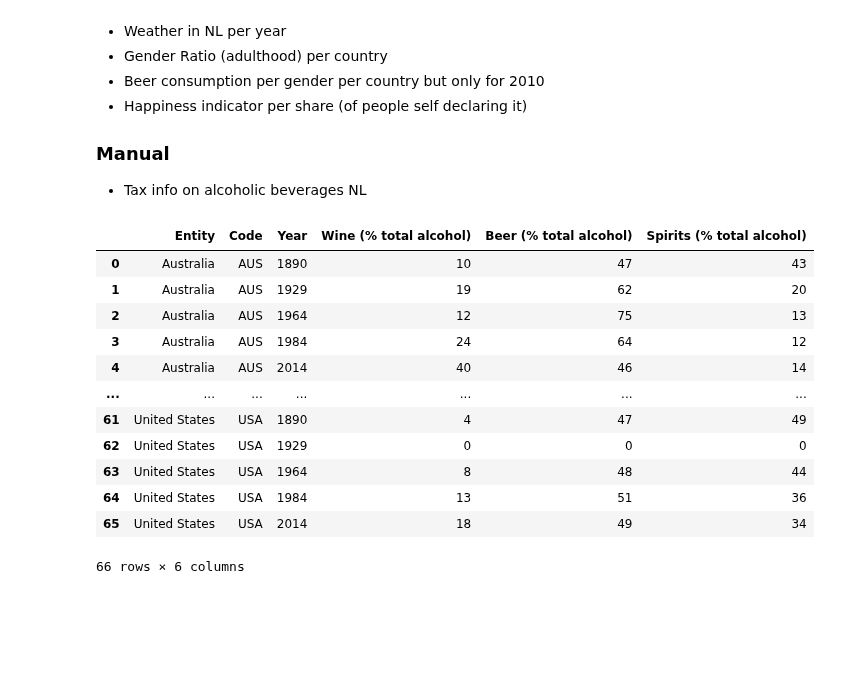
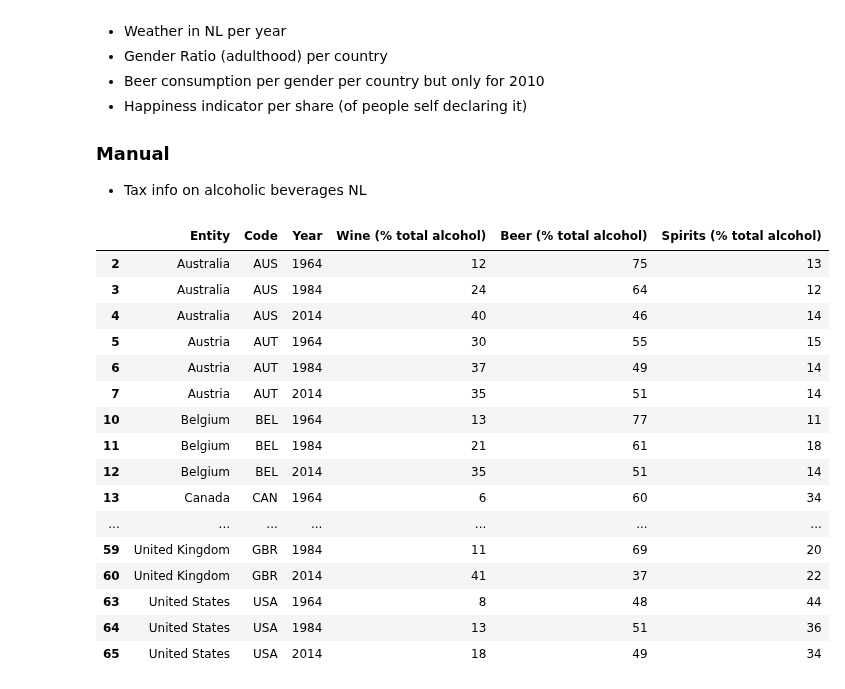
Before and after one commit to jmolendijk/dataV2-labs, a Jupyter notebook: module-2/MiniprojectStory telling/BEER Data Cleaning.ipynb, the cells around one changed output. Drawn from its saved outputs; the diff is of its cells as text; code cells hidden in the pictures; blank space fills up the shorter version.

```diff
--- a/module-2/MiniprojectStory telling/BEER Data Cleaning.ipynb
+++ b/module-2/MiniprojectStory telling/BEER Data Cleaning.ipynb
@@ -19,22 +19,27 @@ import matplotlib.pyplot as plt
 # %%
 #0_ BeerPCT in TOTAL alcohol consumption
 
-alcohol_pct = pd.read_csv('/Users/ajiacovic/Documents/data/miniprojectStory telling/alcohol-by-type-1890.csv')
+alcohol_pct = pd.read_csv('data/alcohol-by-type-1890.csv')
 alcohol_pct
+alcohol_pct.loc[alcohol_pct['Year']>1960]
 # %% [output]
 |  | Entity | Code | Year | Wine (% total alcohol) | Beer (% total alcohol) | Spirits (% total alcohol) |
-| 0 | Australia | AUS | 1890 | 10 | 47 | 43 |
-| 1 | Australia | AUS | 1929 | 19 | 62 | 20 |
 | 2 | Australia | AUS | 1964 | 12 | 75 | 13 |
 | 3 | Australia | AUS | 1984 | 24 | 64 | 12 |
 | 4 | Australia | AUS | 2014 | 40 | 46 | 14 |
+| 5 | Austria | AUT | 1964 | 30 | 55 | 15 |
+| 6 | Austria | AUT | 1984 | 37 | 49 | 14 |
+| 7 | Austria | AUT | 2014 | 35 | 51 | 14 |
+| 10 | Belgium | BEL | 1964 | 13 | 77 | 11 |
+| 11 | Belgium | BEL | 1984 | 21 | 61 | 18 |
+| 12 | Belgium | BEL | 2014 | 35 | 51 | 14 |
+| 13 | Canada | CAN | 1964 | 6 | 60 | 34 |
 | ... | ... | ... | ... | ... | ... | ... |
-| 61 | United States | USA | 1890 | 4 | 47 | 49 |
-| 62 | United States | USA | 1929 | 0 | 0 | 0 |
+| 59 | United Kingdom | GBR | 1984 | 11 | 69 | 20 |
+| 60 | United Kingdom | GBR | 2014 | 41 | 37 | 22 |
 | 63 | United States | USA | 1964 | 8 | 48 | 44 |
 | 64 | United States | USA | 1984 | 13 | 51 | 36 |
 | 65 | United States | USA | 2014 | 18 | 49 | 34 |
-66 rows × 6 columns
 # %%
 #1- Beer consumption in liters for type beer
 
```
Also changed, not shown: parts of 9 cells of this notebook, 11 other files.
